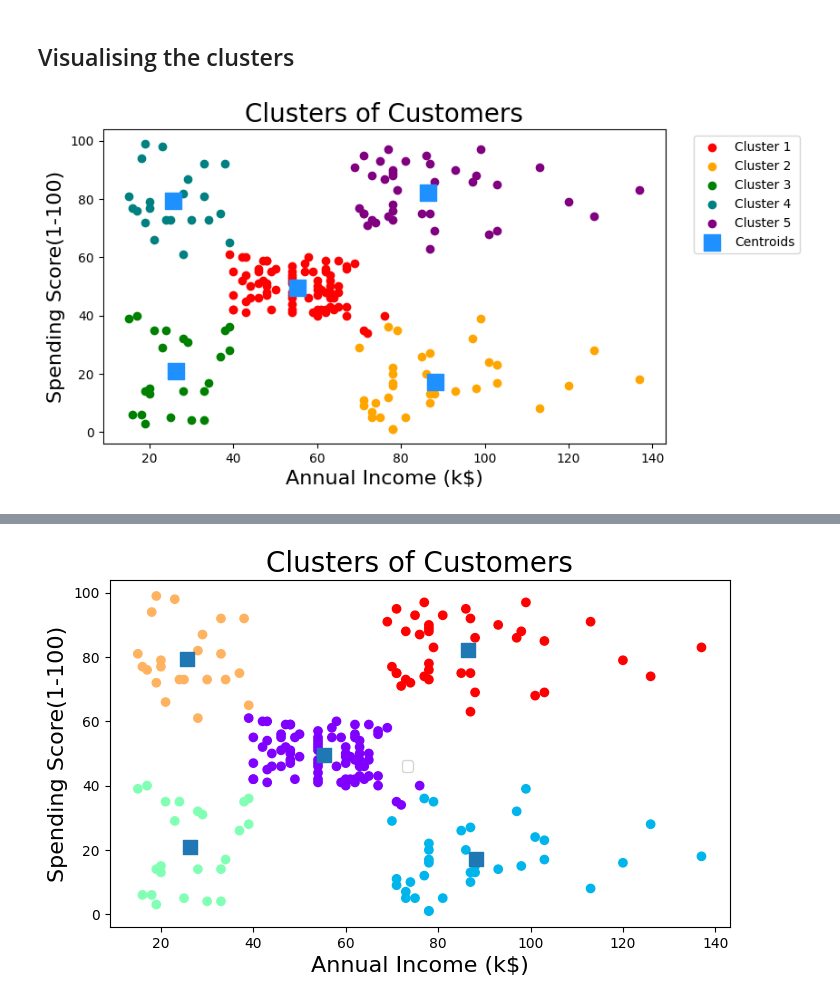
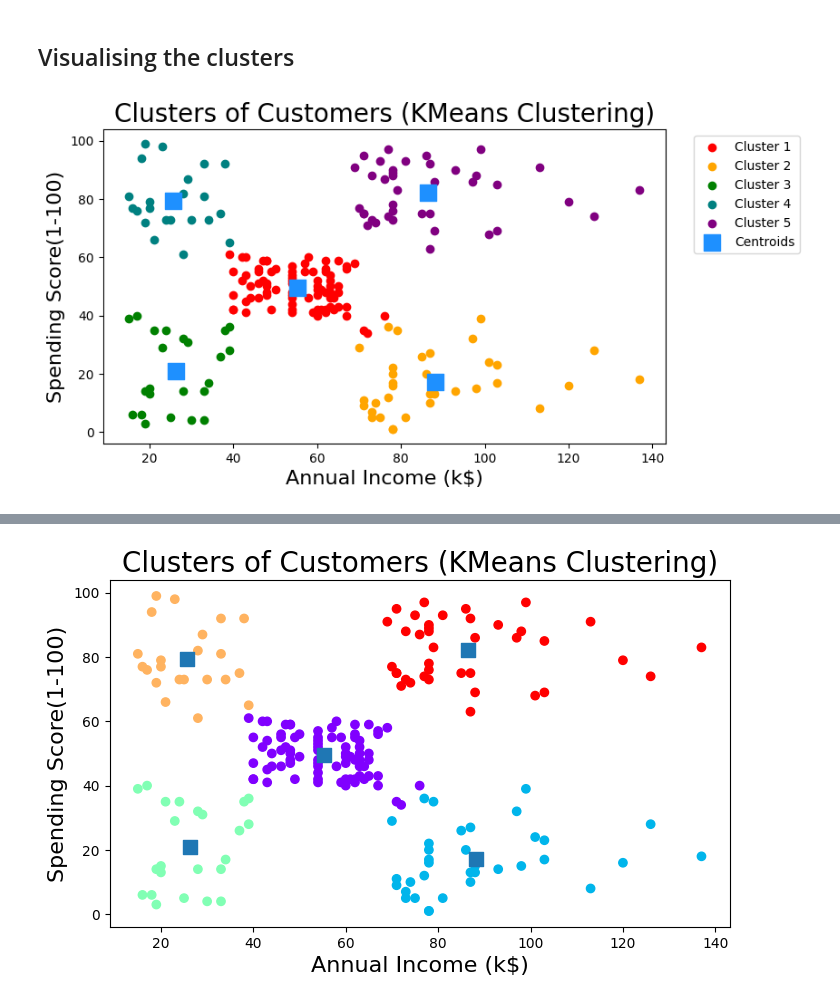
Before and after one commit to brandonmahle/Portfolio, a Jupyter notebook: Python/ML Clustering/k_means_clustering.ipynb, the cells around one changed output, grey strips where cells are left out. Drawn from its saved outputs; the diff is of its cells as text; code cells hidden in the pictures.

```diff
--- a/Python/ML Clustering/k_means_clustering.ipynb
+++ b/Python/ML Clustering/k_means_clustering.ipynb
@@ -79,17 +59,17 @@ plt.scatter(X[y_kmeans == 4, 0], X[y_kmeans == 4, 1], c = 'purple', label = 'Clu
 plt.scatter(kmeans.cluster_centers_[:,0], kmeans.cluster_centers_[:,1], s=150, marker = 's', c = 'dodgerblue', label='Centroids')
 plt.xlabel('Annual Income (k$)' , fontsize=16)
 plt.ylabel('Spending Score(1-100)' , fontsize=16)
-plt.title('Clusters of Customers' , fontsize=20)
+plt.title('Clusters of Customers (KMeans Clustering)' , fontsize=20)
 plt.legend(loc='upper right', bbox_to_anchor=(1.25, 1))
 plt.show()
 # %% [output]
-[figure, old version]
+[figure, new version]
 # %%
 # this is more efficient
 plt.scatter(X[:,0] , X[:,1] , c=y_kmeans , cmap='rainbow')
 plt.scatter(kmeans.cluster_centers_[:,0] , kmeans.cluster_centers_[:,1], marker='s' , s=100)
 plt.xlabel('Annual Income (k$)' , fontsize=16)
 plt.ylabel('Spending Score(1-100)' , fontsize=16)
-plt.title('Clusters of Customers' , fontsize=20)
+plt.title('Clusters of Customers (KMeans Clustering)' , fontsize=20)
 plt.show()
 # %% [output]
@@ -97 +76 @@ WARNING:matplotlib.legend:No artists with labels found to put in legend.  Note t
-[figure, old version]
+[figure, new version]
```
Also changed, not shown: parts of 2 cells of this notebook, 1 other file.
